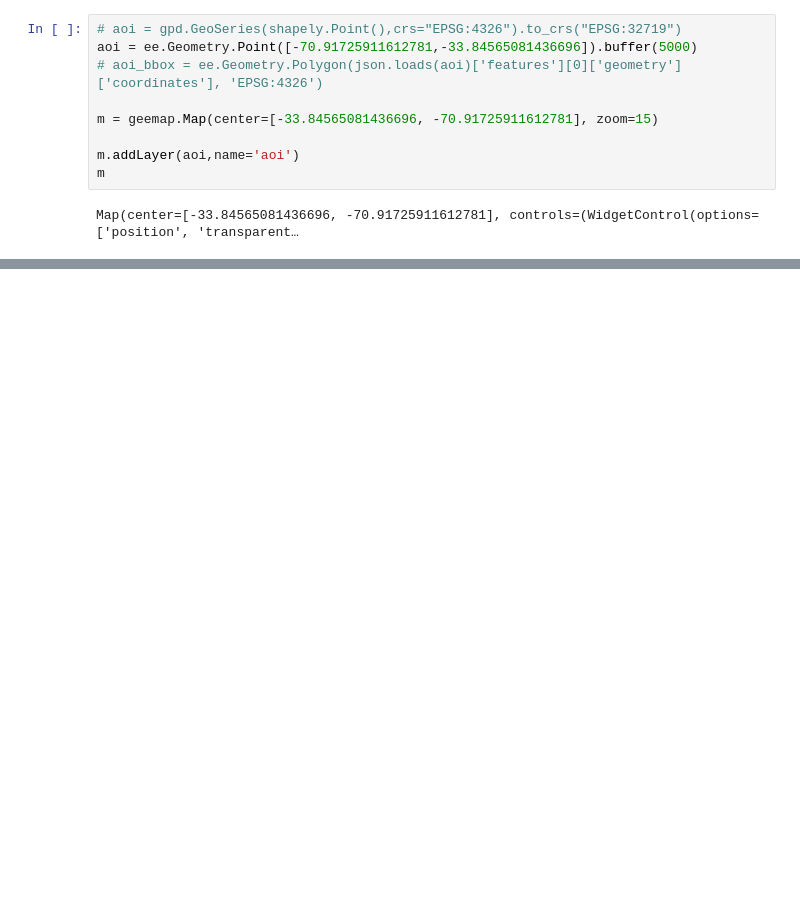
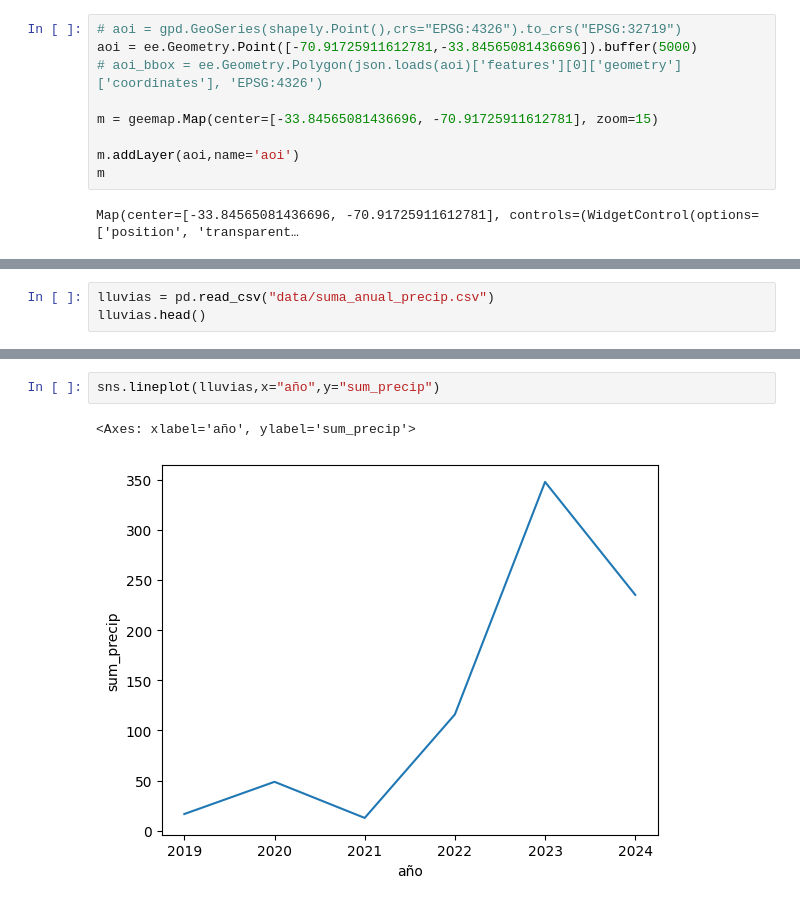
Before and after one commit to cristobalstrange/AnalisisLagunaAculeo, a Jupyter notebook: main.ipynb, the cells around one changed output, grey strips where cells are left out. Cells and saved outputs as stored; diff of their text form; blank space fills up the shorter version.

```diff
--- a/main.ipynb
+++ b/main.ipynb
@@ -54,0 +191,3 @@ Map
+# %%
+lluvias = pd.read_csv("data/suma_anual_precip.csv")
+lluvias.head()
@@ -54,0 +201,5 @@ Map
+# %%
+sns.lineplot(lluvias,x="año",y="sum_precip")
+# %% [output]
+<Axes: xlabel='año', ylabel='sum_precip'>
+[figure, added]
```
Also changed, not shown: parts of 18 cells of this notebook.
